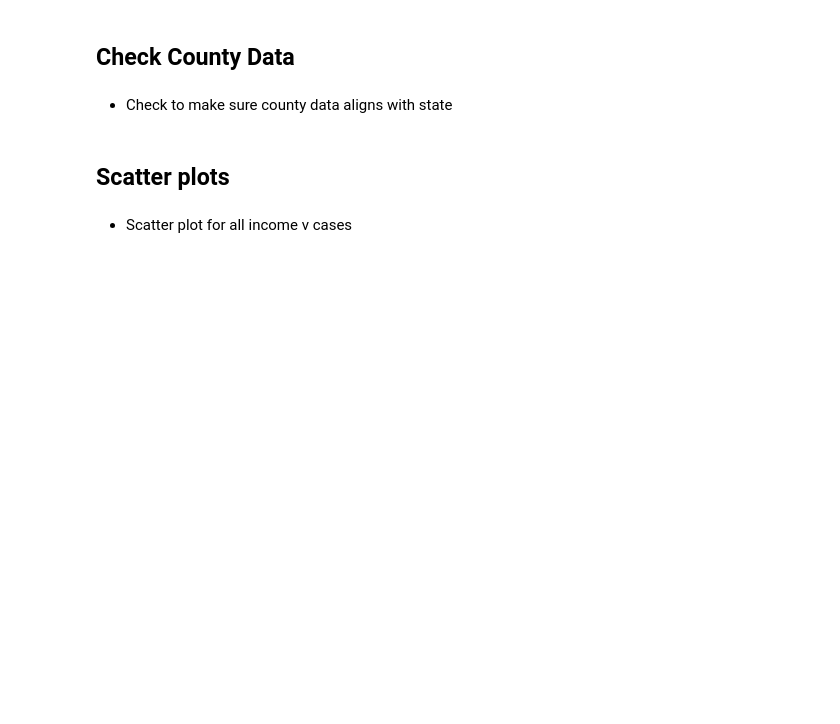
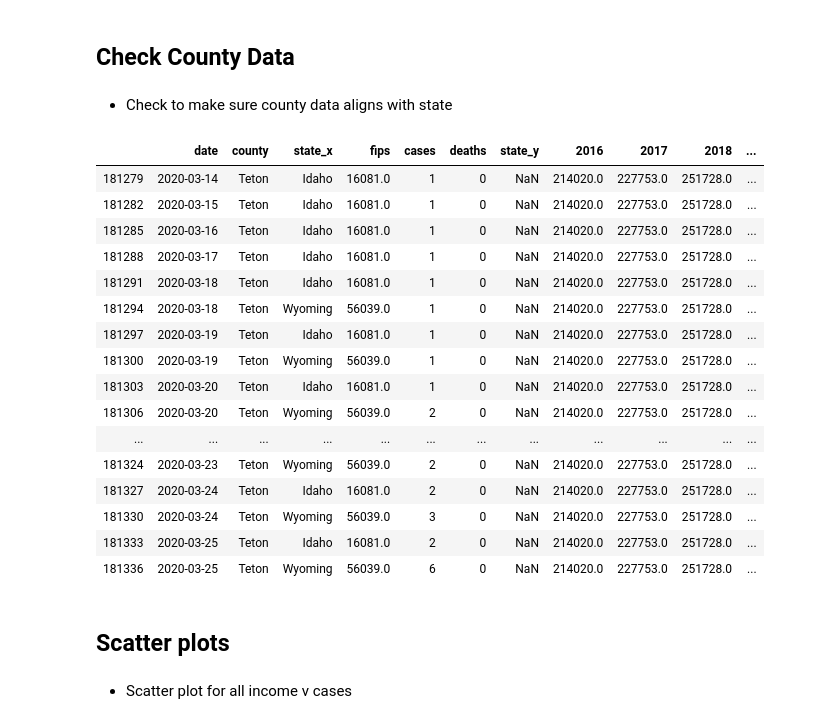
Before and after one commit to sai-praneeth-reddy/GT_Project1, a Jupyter notebook: project1_veronica /Income_project.ipynb, the cells around one changed output. Drawn from its saved outputs; the diff is of its cells as text; code cells hidden in the pictures; blank space fills up the shorter version.

```diff
--- a/project1_veronica /Income_project.ipynb
+++ b/project1_veronica /Income_project.ipynb
@@ -132,6 +153,30 @@ recent_date.head(20)
 ## Check County Data
 # %% [markdown]
 * Check to make sure county data aligns with state
+# %%
+#find max and min of 2018 income to be able to create individual scatter plots across time
+max_income_df = combined_df["2018"]== (max(combined_df['2018']))
+max_income_df
+income_data = combined_df[max_income_df]
+income_data.head(20)
+# %% [output]
+|  | date | county | state_x | fips | cases | deaths | state_y | 2016 | 2017 | 2018 | ... |
+| 181279 | 2020-03-14 | Teton | Idaho | 16081.0 | 1 | 0 | NaN | 214020.0 | 227753.0 | 251728.0 | ... |
+| 181282 | 2020-03-15 | Teton | Idaho | 16081.0 | 1 | 0 | NaN | 214020.0 | 227753.0 | 251728.0 | ... |
+| 181285 | 2020-03-16 | Teton | Idaho | 16081.0 | 1 | 0 | NaN | 214020.0 | 227753.0 | 251728.0 | ... |
+| 181288 | 2020-03-17 | Teton | Idaho | 16081.0 | 1 | 0 | NaN | 214020.0 | 227753.0 | 251728.0 | ... |
+| 181291 | 2020-03-18 | Teton | Idaho | 16081.0 | 1 | 0 | NaN | 214020.0 | 227753.0 | 251728.0 | ... |
+| 181294 | 2020-03-18 | Teton | Wyoming | 56039.0 | 1 | 0 | NaN | 214020.0 | 227753.0 | 251728.0 | ... |
+| 181297 | 2020-03-19 | Teton | Idaho | 16081.0 | 1 | 0 | NaN | 214020.0 | 227753.0 | 251728.0 | ... |
+| 181300 | 2020-03-19 | Teton | Wyoming | 56039.0 | 1 | 0 | NaN | 214020.0 | 227753.0 | 251728.0 | ... |
+| 181303 | 2020-03-20 | Teton | Idaho | 16081.0 | 1 | 0 | NaN | 214020.0 | 227753.0 | 251728.0 | ... |
+| 181306 | 2020-03-20 | Teton | Wyoming | 56039.0 | 2 | 0 | NaN | 214020.0 | 227753.0 | 251728.0 | ... |
+| ... | ... | ... | ... | ... | ... | ... | ... | ... | ... | ... | ... |
+| 181324 | 2020-03-23 | Teton | Wyoming | 56039.0 | 2 | 0 | NaN | 214020.0 | 227753.0 | 251728.0 | ... |
+| 181327 | 2020-03-24 | Teton | Idaho | 16081.0 | 2 | 0 | NaN | 214020.0 | 227753.0 | 251728.0 | ... |
+| 181330 | 2020-03-24 | Teton | Wyoming | 56039.0 | 3 | 0 | NaN | 214020.0 | 227753.0 | 251728.0 | ... |
+| 181333 | 2020-03-25 | Teton | Idaho | 16081.0 | 2 | 0 | NaN | 214020.0 | 227753.0 | 251728.0 | ... |
+| 181336 | 2020-03-25 | Teton | Wyoming | 56039.0 | 6 | 0 | NaN | 214020.0 | 227753.0 | 251728.0 | ... |
 # %% [markdown]
 ## Scatter plots
 # %% [markdown]
```
Also changed, not shown: parts of 10 cells of this notebook, 1 other file.
